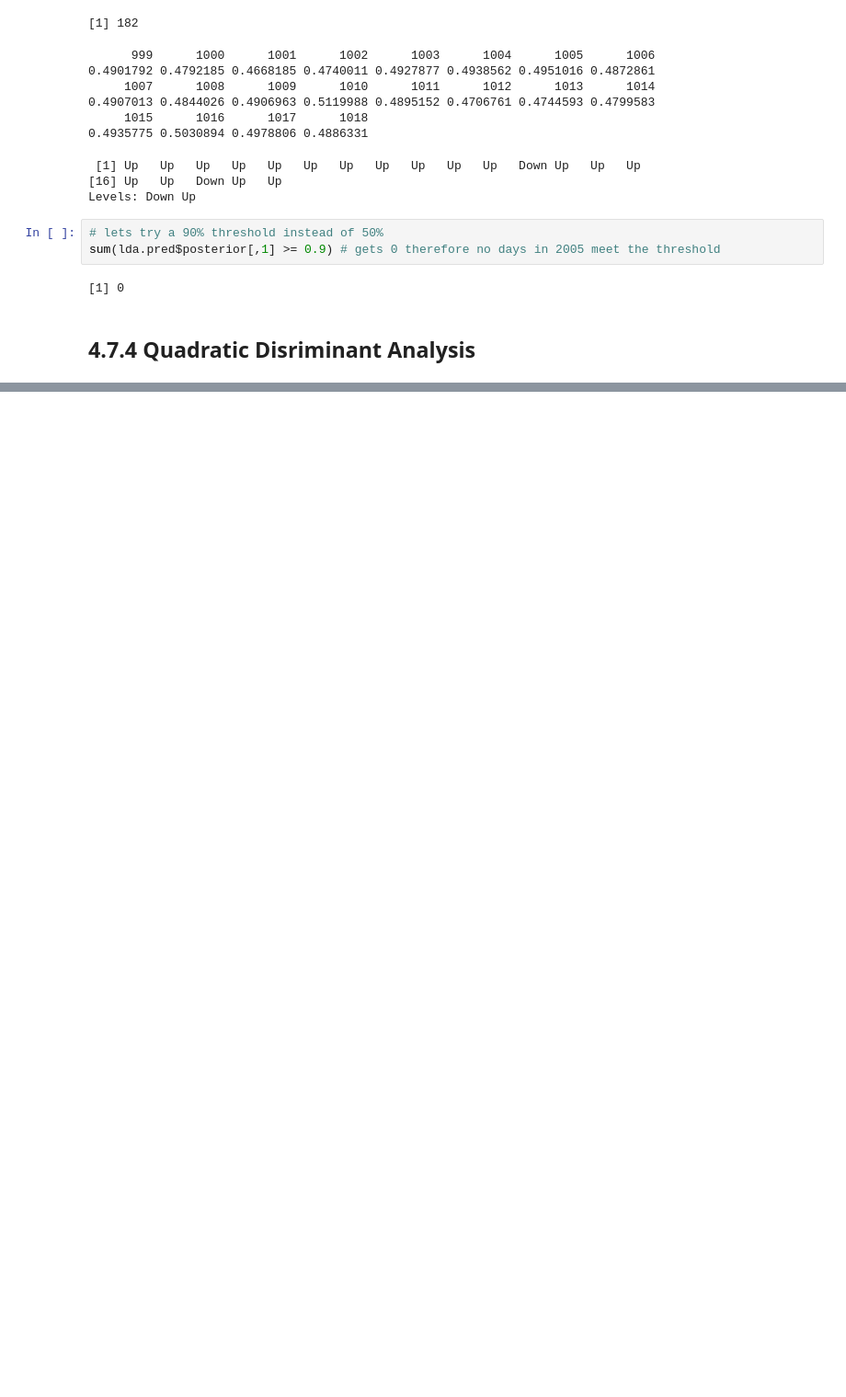
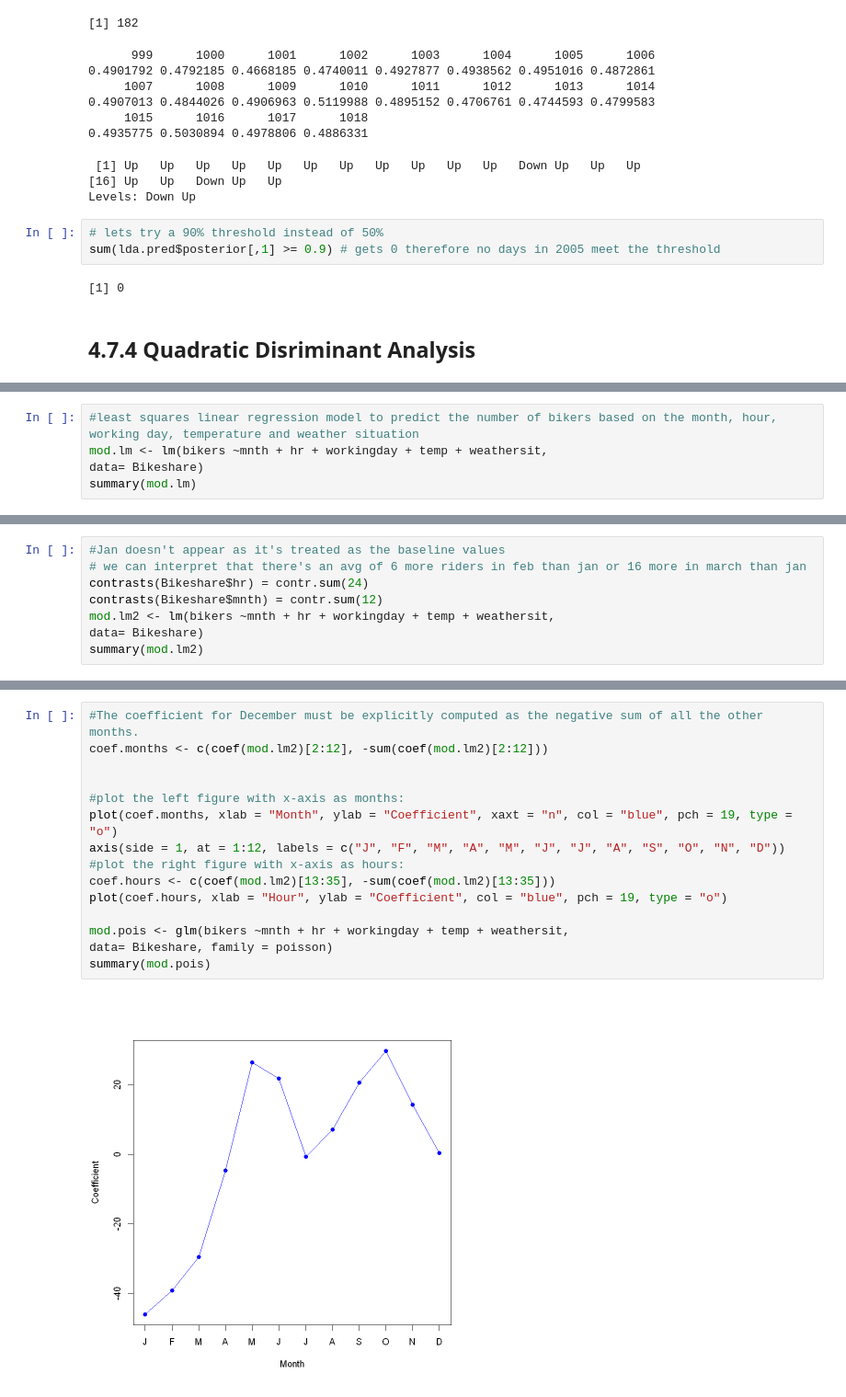
Before and after one commit to RowanKinross/ISLR2_studyNotes, a Jupyter notebook: Lab_4.7.ipynb, the cells around one changed output, grey strips where cells are left out. Shown at 92% size. Saved outputs shown, nothing was run; the diff lists cells and outputs as text; blank space fills up the shorter version.

```diff
--- a/Lab_4.7.ipynb
+++ b/Lab_4.7.ipynb
@@ -343,0 +554,5 @@ sum(lda.pred$posterior[,1] >= 0.9) # gets 0 therefore no days in 2005 meet the t
+# %%
+#least squares linear regression model to predict the number of bikers based on the month, hour, working day, temperature and weather situation
+mod.lm <- lm(bikers ~mnth + hr + workingday + temp + weathersit,
+data= Bikeshare)
+summary(mod.lm)
@@ -343,0 +577,8 @@ sum(lda.pred$posterior[,1] >= 0.9) # gets 0 therefore no days in 2005 meet the t
+# %%
+#Jan doesn't appear as it's treated as the baseline values
+# we can interpret that there's an avg of 6 more riders in feb than jan or 16 more in march than jan
+contrasts(Bikeshare$hr) = contr.sum(24)
+contrasts(Bikeshare$mnth) = contr.sum(12)
+mod.lm2 <- lm(bikers ~mnth + hr + workingday + temp + weathersit,
+data= Bikeshare)
+summary(mod.lm2)
@@ -343,0 +610,17 @@ sum(lda.pred$posterior[,1] >= 0.9) # gets 0 therefore no days in 2005 meet the t
+# %%
+#The coefficient for December must be explicitly computed as the negative sum of all the other months.
+coef.months <- c(coef(mod.lm2)[2:12], -sum(coef(mod.lm2)[2:12]))
+
+
+#plot the left figure with x-axis as months:
+plot(coef.months, xlab = "Month", ylab = "Coefficient", xaxt = "n", col = "blue", pch = 19, type = "o")
+axis(side = 1, at = 1:12, labels = c("J", "F", "M", "A", "M", "J", "J", "A", "S", "O", "N", "D"))
+#plot the right figure with x-axis as hours:
+coef.hours <- c(coef(mod.lm2)[13:35], -sum(coef(mod.lm2)[13:35]))
+plot(coef.hours, xlab = "Hour", ylab = "Coefficient", col = "blue", pch = 19, type = "o")
+
+mod.pois <- glm(bikers ~mnth + hr + workingday + temp + weathersit,
+data= Bikeshare, family = poisson)
+summary(mod.pois)
+# %% [output]
+[figure, added]
```
Also changed, not shown: parts of 29 cells of this notebook, 3 other files.
